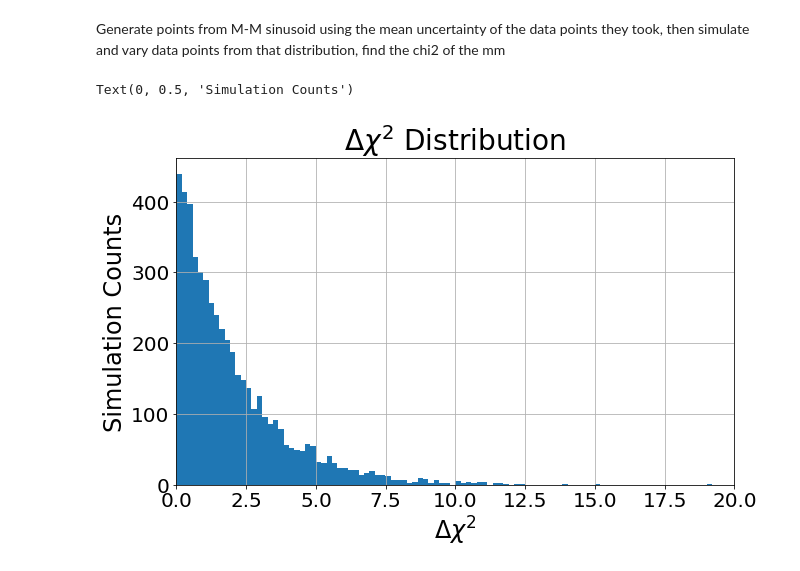
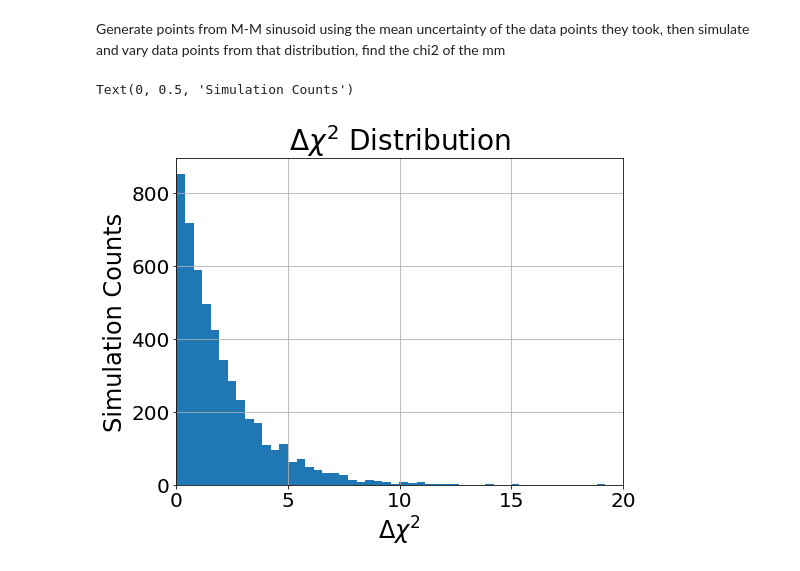
Before and after one commit to LAT-403/Project, a Jupyter notebook: Analysis.ipynb, the cells around one changed output. Saved outputs shown, nothing was run; the diff lists cells and outputs as text; code cells hidden in the pictures.

```diff
--- a/Analysis.ipynb
+++ b/Analysis.ipynb
@@ -269,15 +269,15 @@ for n in range(N):
     dchi2 = chi2_mm - chi2_free
     dchi2_list.append(dchi2)
 # %%
-fig, ax = plt.subplots(figsize = (10,6))
-ax.hist(dchi2_list, bins = 100)
+fig, ax = plt.subplots(figsize = (8,6))
+ax.hist(dchi2_list, bins = 50)
 ax.set_xlim(0,20)
 ax.grid()
 ax.set_title("$\Delta \chi^2$ Distribution", fontsize = 28)
 ax.xaxis.set_tick_params(labelsize = 20)
 ax.yaxis.set_tick_params(labelsize = 20)
 ax.set_xlabel("$\Delta \chi^2$", fontsize = 24)
 ax.set_ylabel("Simulation Counts", fontsize = 24)
 # %% [output]
 Text(0, 0.5, 'Simulation Counts')
-[figure, old version]
+[figure, new version]
```
